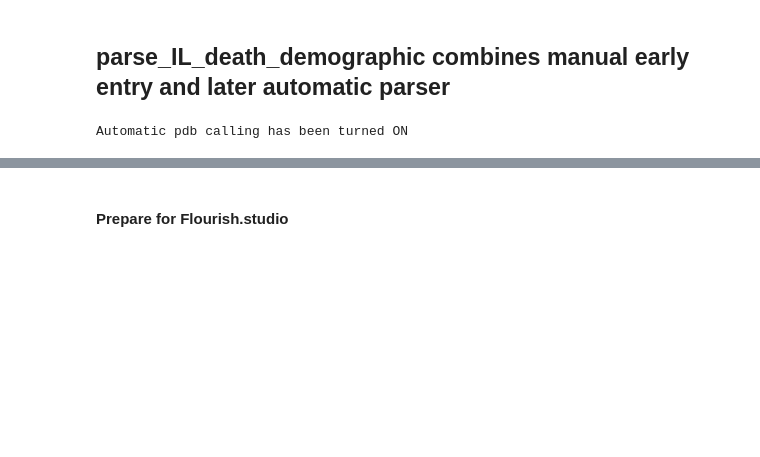
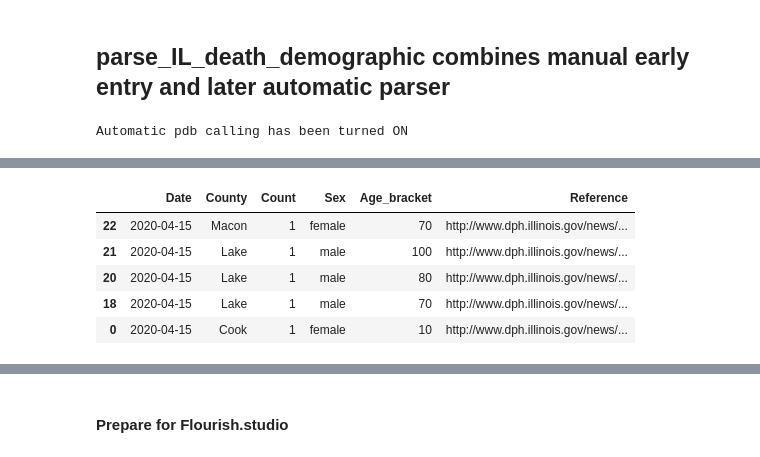
Before and after one commit to jianxu305/nCov2019_analysis, a Jupyter notebook: src/IL_death_demographic.ipynb, the cells around one changed output, grey strips where cells are left out. Saved outputs shown, nothing was run; the diff lists cells and outputs as text; code cells hidden in the pictures; blank space fills up the shorter version.

```diff
--- a/src/IL_death_demographic.ipynb
+++ b/src/IL_death_demographic.ipynb
@@ -34,3 +38,12 @@ result = utils.parse_IL_death_demographic(pd.date_range('2020-02-01', to_date))
+# %%
+result.tail()
+# %% [output]
+|  | Date | County | Count | Sex | Age_bracket | Reference |
+| 22 | 2020-04-15 | Macon | 1 | female | 70 | http://www.dph.illinois.gov/news/... |
+| 21 | 2020-04-15 | Lake | 1 | male | 100 | http://www.dph.illinois.gov/news/... |
+| 20 | 2020-04-15 | Lake | 1 | male | 80 | http://www.dph.illinois.gov/news/... |
+| 18 | 2020-04-15 | Lake | 1 | male | 70 | http://www.dph.illinois.gov/news/... |
+| 0 | 2020-04-15 | Cook | 1 | female | 10 | http://www.dph.illinois.gov/news/... |
 # %%
 result.to_csv('../outputs/death_demographic_' + str(to_date) + '.csv')
 # %%
```
Also changed, not shown: parts of 4 cells of this notebook, 2 other files.
